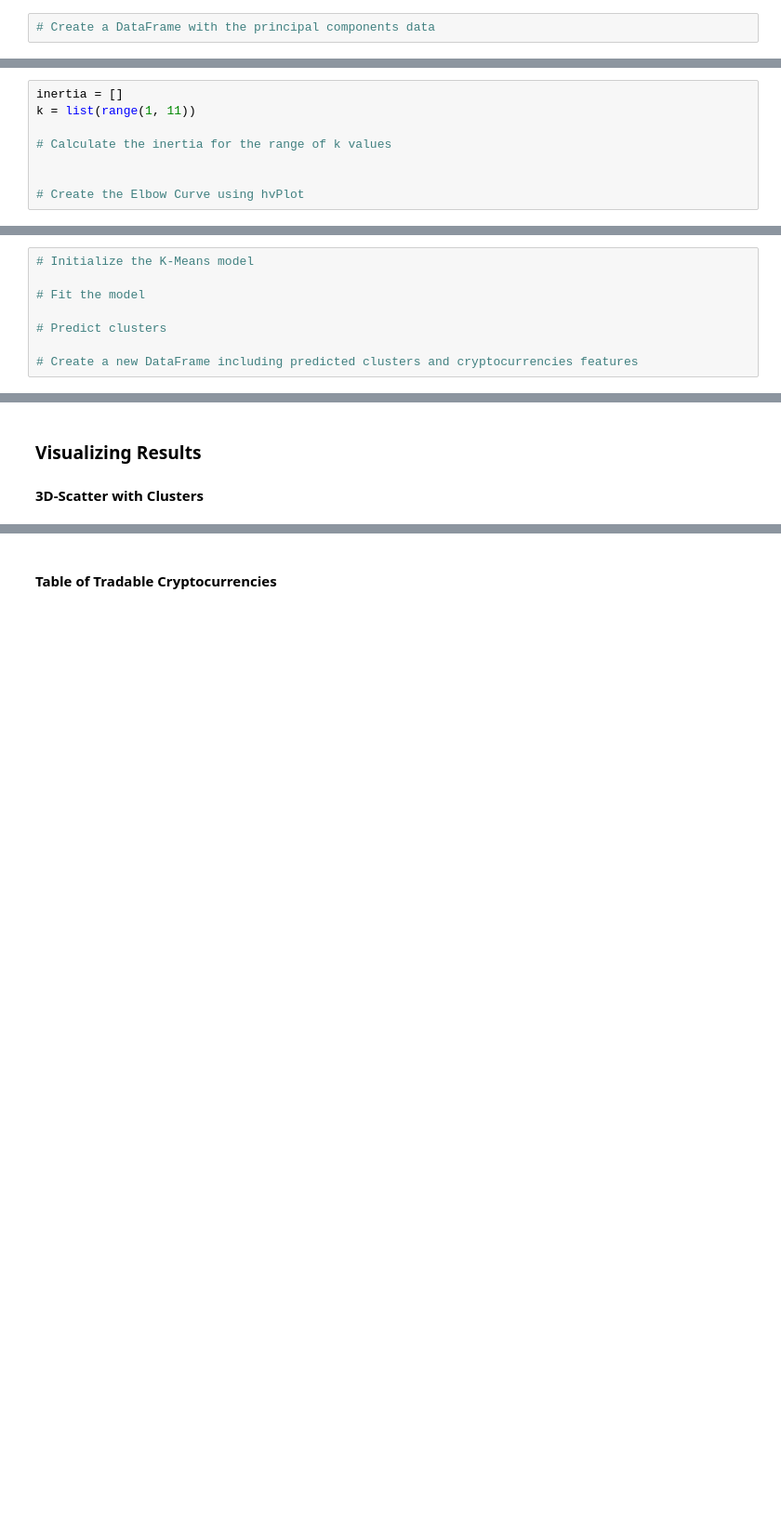
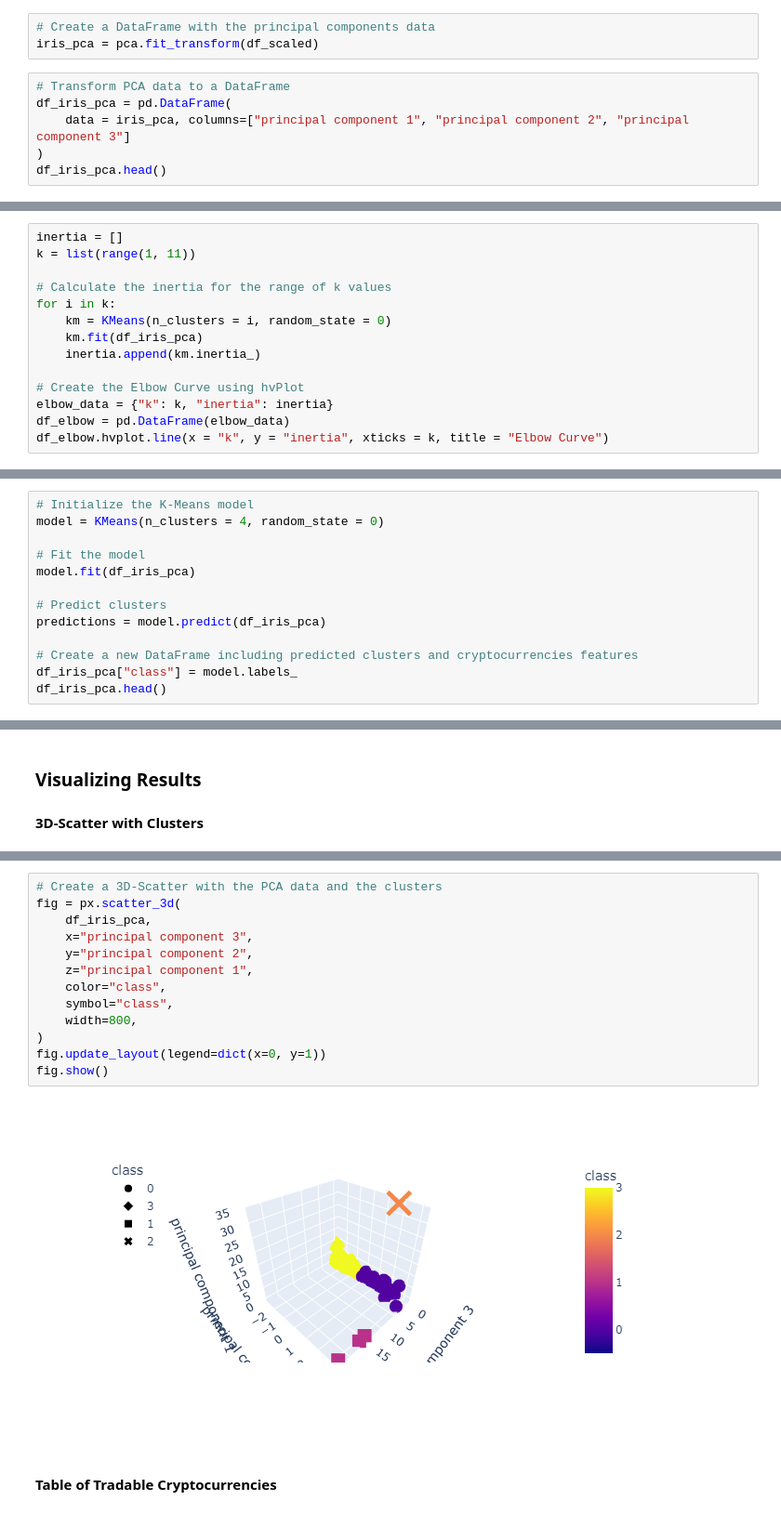
Before and after one commit to Antharithm/AWS-ClusterCrypto, a Jupyter notebook: Starter_Files/crypto_clustering.ipynb, the cells around one changed output, grey strips where cells are left out. Shown at 93% size. Drawn from its saved outputs; the diff is of its cells as text; blank space fills up the shorter version.

```diff
--- a/Starter_Files/crypto_clustering.ipynb
+++ b/Starter_Files/crypto_clustering.ipynb
@@ -183,2 +184,9 @@ print(df_scaled[0:1])
 # %%
 # Create a DataFrame with the principal components data
+iris_pca = pca.fit_transform(df_scaled)
+# %%
+# Transform PCA data to a DataFrame
+df_iris_pca = pd.DataFrame(
+    data = iris_pca, columns=["principal component 1", "principal component 2", "principal component 3"]
+)
+df_iris_pca.head()
@@ -191,6 +211,12 @@ inertia = []
 k = list(range(1, 11))
 
 # Calculate the inertia for the range of k values
-
+for i in k:
+    km = KMeans(n_clusters = i, random_state = 0)
+    km.fit(df_iris_pca)
+    inertia.append(km.inertia_)
 
 # Create the Elbow Curve using hvPlot
+elbow_data = {"k": k, "inertia": inertia}
+df_elbow = pd.DataFrame(elbow_data)
+df_elbow.hvplot.line(x = "k", y = "inertia", xticks = k, title = "Elbow Curve")
@@ -198,9 +227,14 @@ k = list(range(1, 11))
 Running K-Means with `k=<your best value for k here>`
 # %%
 # Initialize the K-Means model
+model = KMeans(n_clusters = 4, random_state = 0)
 
 # Fit the model
+model.fit(df_iris_pca)
 
 # Predict clusters
+predictions = model.predict(df_iris_pca)
 
 # Create a new DataFrame including predicted clusters and cryptocurrencies features
+df_iris_pca["class"] = model.labels_
+df_iris_pca.head()
@@ -213,3 +252,18 @@ Running K-Means with `k=<your best value for k here>`
+# %%
+# Create a 3D-Scatter with the PCA data and the clusters
+fig = px.scatter_3d(
+    df_iris_pca,
+    x="principal component 3",
+    y="principal component 2",
+    z="principal component 1",
+    color="class",
+    symbol="class",
+    width=800,
+)
+fig.update_layout(legend=dict(x=0, y=1))
+fig.show()
+# %% [output]
+[figure, added]
 # %% [markdown]
 #### Table of Tradable Cryptocurrencies
 # %%
```
Also changed, not shown: parts of 6 cells of this notebook.
